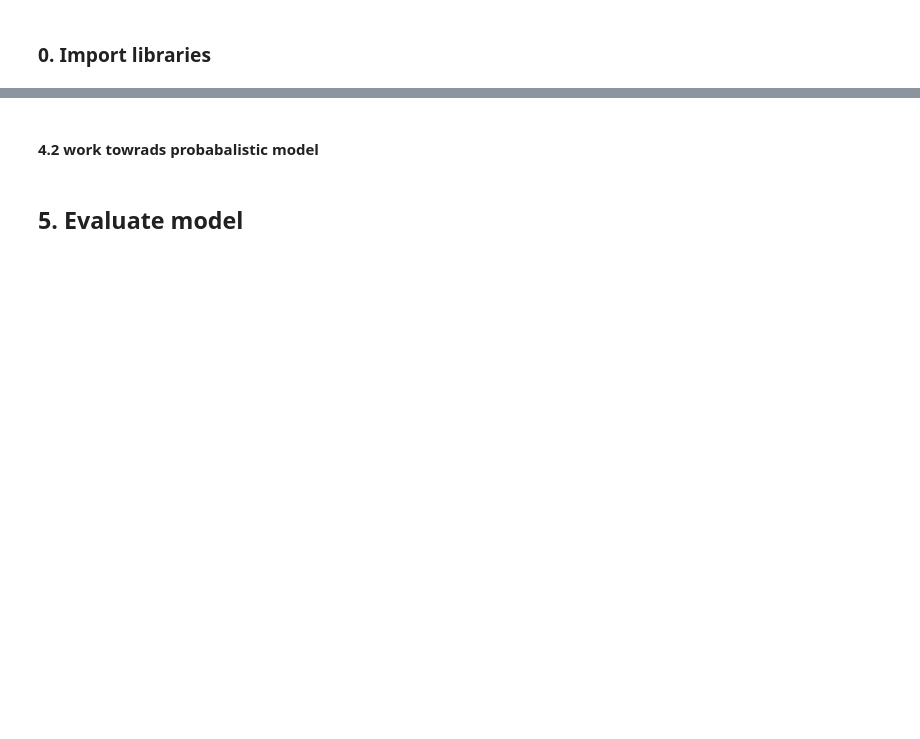
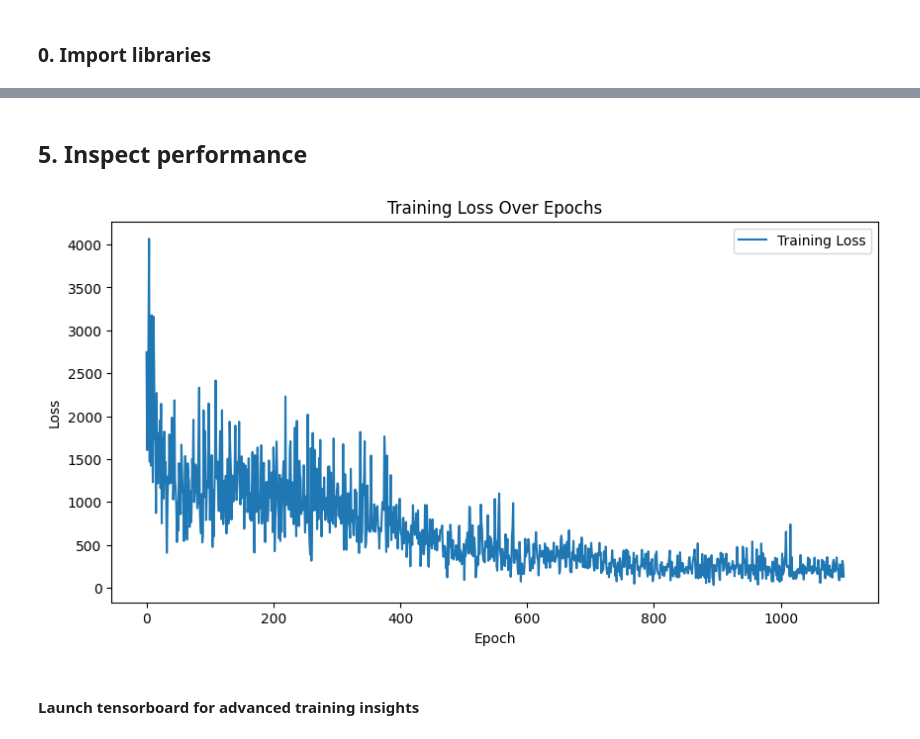
Before and after one commit to Tiburso/EnerVision, a Jupyter notebook: energy_prediction/train_energy_prediction.ipynb, the cells around one changed output, grey strips where cells are left out. Drawn from its saved outputs; the diff is of its cells as text; code cells hidden in the pictures; blank space fills up the shorter version.

Commit message:
create working train loop on fictive dataset

```diff
--- a/energy_prediction/train_energy_prediction.ipynb
+++ b/energy_prediction/train_energy_prediction.ipynb
@@ -68,15 +193,22 @@ data_loader = DataLoader(dataset, batch_size=32, shuffle=True)
 # %%
 # Initialize the model
-dynamic_feature_size = 3
-static_feature_size = 5
-hidden_size = 64
+dynamic_feature_size = 5
+static_feature_size = 4
+hidden_size = 32
+learning_rate = 1e-2
 model = EnergyPredictionModel(dynamic_feature_size, static_feature_size, hidden_size)
 
 # Initialize the Lightning module
-train_module = TrainEnergyPrediction(model)
+train_module = TrainEnergyPrediction(dynamic_feature_size,static_feature_size,hidden_size,learning_rate)
+train_module.model = model
+
+# Set up TensorBoard logger
+log_dir = "tb_logs/my_model"
+print("Log directory contents:", os.listdir(log_dir))
+logger = TensorBoardLogger("tb_logs", name="my_model")
 
 # Initialize the Lightning Trainer
-trainer = pl.Trainer(max_epochs=10)
+trainer = pl.Trainer(max_epochs=10, logger =logger)
 
 # Fit the model to the training data
-trainer.fit(train_module, data_loader)
+trainer.fit(train_module, train_dataloaders=data_loader)
@@ -83,4 +234,15 @@ trainer.fit(train_module, data_loader)
-# %% [markdown]
-#### 4.2 work towrads probabalistic model
 # %% [markdown]
-## 5. Evaluate model
+## 5. Inspect performance
+# %%
+# After training
+plt.figure(figsize=(10, 5))
+plt.plot(train_module.train_losses, label='Training Loss')
+plt.xlabel('Epoch')
+plt.ylabel('Loss')
+plt.title('Training Loss Over Epochs')
+plt.legend()
+plt.show()
+# %% [output]
+[figure, added]
+# %% [markdown]
+#### Launch tensorboard for advanced training insights
```
Also changed, not shown: parts of 14 cells of this notebook, 26 other files.
